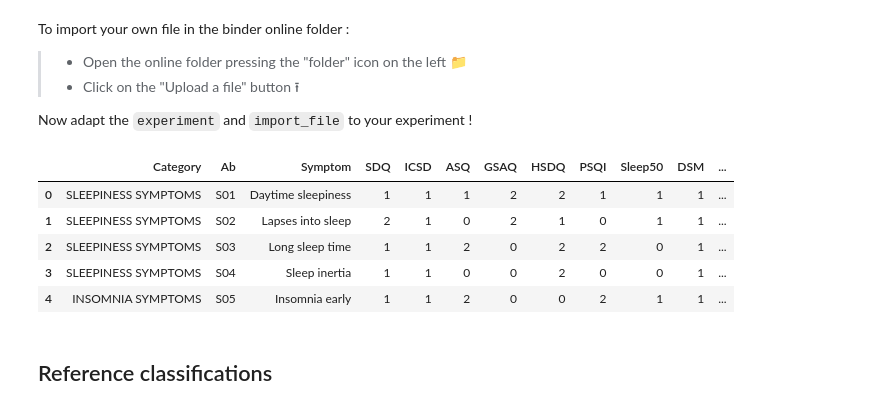
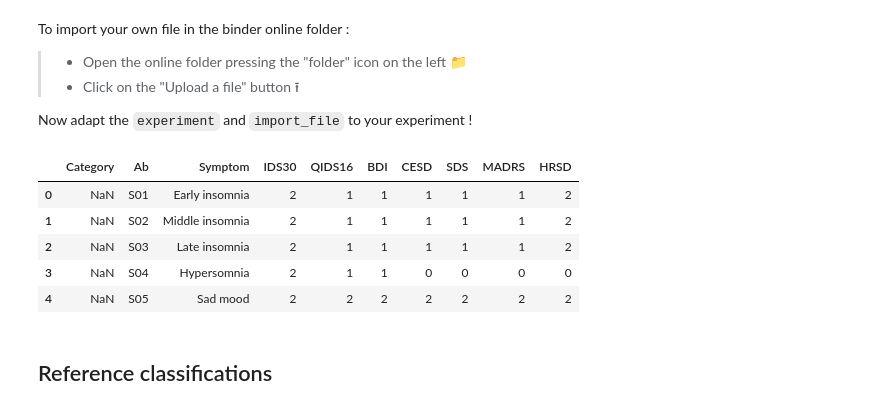
Before and after one commit to vincentpmartin/sleep-content-analysis, a Jupyter notebook: jupyter_notebook_sleep_content_analysis.ipynb, the cells around one changed output. Drawn from its saved outputs; the diff is of its cells as text; code cells hidden in the pictures.

```diff
--- a/jupyter_notebook_sleep_content_analysis.ipynb
+++ b/jupyter_notebook_sleep_content_analysis.ipynb
@@ -64,28 +64,28 @@ To import your own file in the binder online folder :
 Now adapt the `experiment` and `import_file` to your experiment !
 # %%
 # uncomment the analysis you want to run
-#experiment = "Fried2017"
-experiment = "GauldMartin2022"
+experiment = "Fried2017"
+#experiment = "GauldMartin2022"
 #experiment = "Custom"
 
 if experiment == "Fried2017" :
     df = pd.read_excel("./data/fried2017_reformatted.xlsx") # reproduction of the seminal paper of Fried et al. https://doi.org/10.1016/j.jad.2016.10.019
 elif experiment=="GauldMartin2022" :
     df = pd.read_excel("./data/database_symptoms_sleep_content_analysis.xlsx")
 else :
     import_file = "./your_excel_file.xlsx"
     df = pd.read_excel(import_file)
 
 df.rename(columns={df.columns[0]: "Category", df.columns[1]: "Ab", df.columns[2]: "Symptom"}, inplace=True) #replacing the name of the three first columns !
 df.sort_values(by="Ab",inplace = True) # sort the dataset by abbreviation
 df.head() # print the 5 first rows
 # %% [output]
-|  | Category | Ab | Symptom | SDQ | ICSD | ASQ | GSAQ | HSDQ | PSQI | Sleep50 | DSM | ... |
-| 0 | SLEEPINESS SYMPTOMS | S01 | Daytime sleepiness | 1 | 1 | 1 | 2 | 2 | 1 | 1 | 1 | ... |
-| 1 | SLEEPINESS SYMPTOMS | S02 | Lapses into sleep | 2 | 1 | 0 | 2 | 1 | 0 | 1 | 1 | ... |
-| 2 | SLEEPINESS SYMPTOMS | S03 | Long sleep time | 1 | 1 | 2 | 0 | 2 | 2 | 0 | 1 | ... |
-| 3 | SLEEPINESS SYMPTOMS | S04 | Sleep inertia | 1 | 1 | 0 | 0 | 2 | 0 | 0 | 1 | ... |
-| 4 | INSOMNIA SYMPTOMS | S05 | Insomnia early | 1 | 1 | 2 | 0 | 0 | 2 | 1 | 1 | ... |
+|  | Category | Ab | Symptom | IDS30 | QIDS16 | BDI | CESD | SDS | MADRS | HRSD |
+| 0 | NaN | S01 | Early insomnia | 2 | 1 | 1 | 1 | 1 | 1 | 2 |
+| 1 | NaN | S02 | Middle insomnia | 2 | 1 | 1 | 1 | 1 | 1 | 2 |
+| 2 | NaN | S03 | Late insomnia | 2 | 1 | 1 | 1 | 1 | 1 | 2 |
+| 3 | NaN | S04 | Hypersomnia | 2 | 1 | 1 | 0 | 0 | 0 | 0 |
+| 4 | NaN | S05 | Sad mood | 2 | 2 | 2 | 2 | 2 | 2 | 2 |
 # %% [markdown]
 ## Reference classifications
 # %% [markdown]
```
Also changed, not shown: parts of 20 cells of this notebook, 2 other files.
